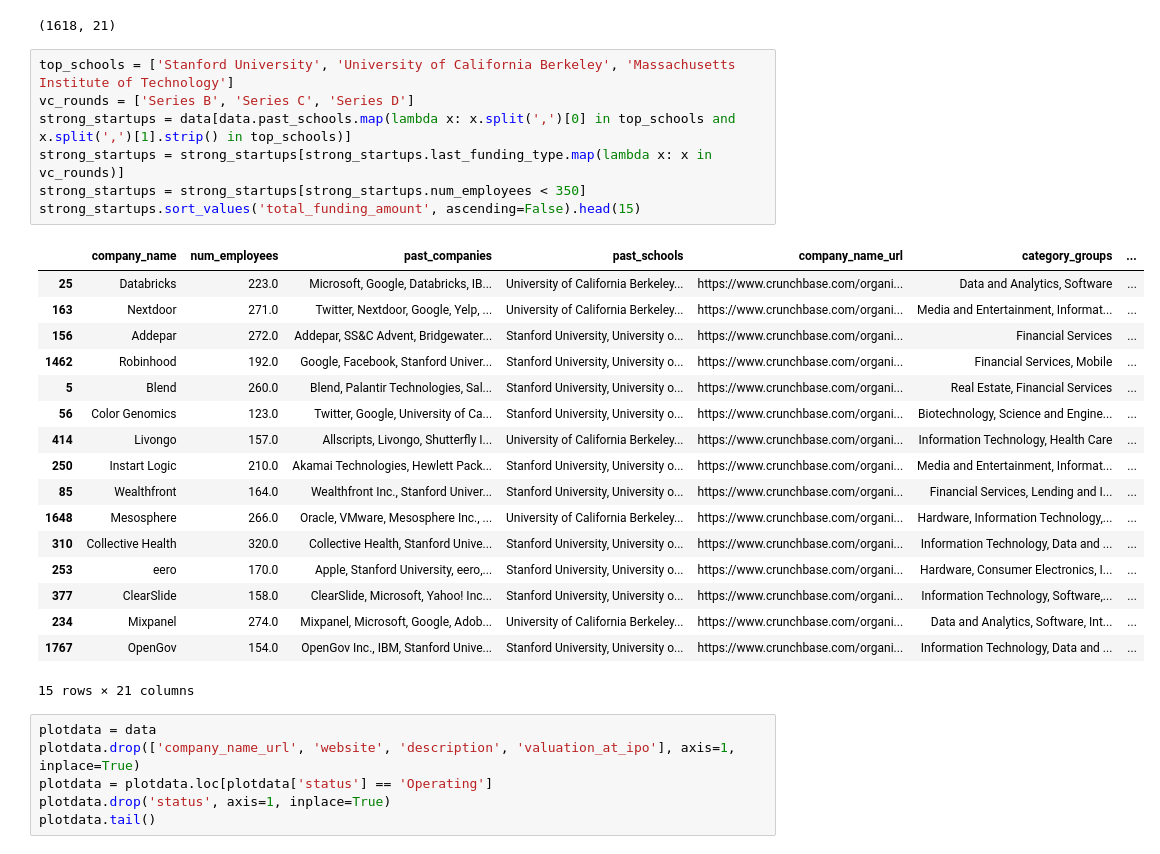
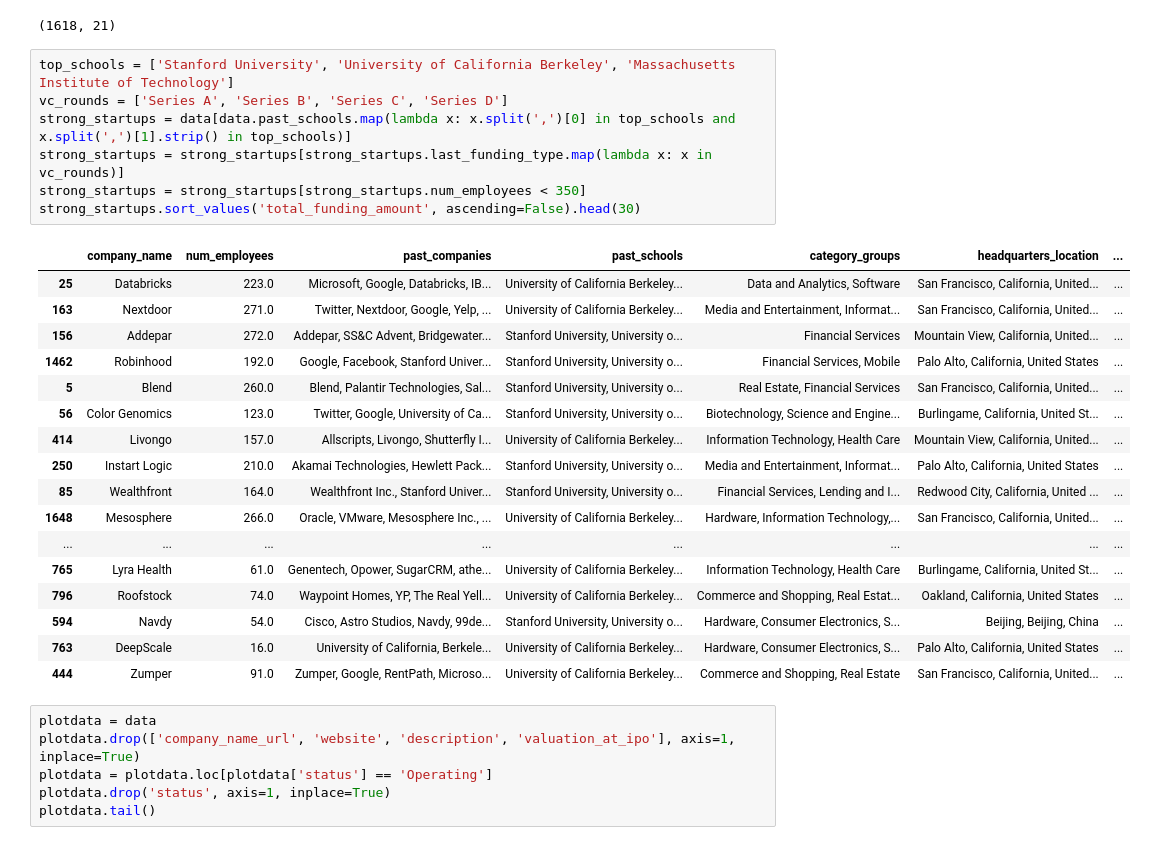
Before and after one commit to sachinkesiraju/breakinlist, a Jupyter notebook: company_analysis.ipynb, the cells around one changed output. Cells and saved outputs as stored; diff of their text form.

```diff
--- a/company_analysis.ipynb
+++ b/company_analysis.ipynb
@@ -643,29 +643,29 @@ data.shape
 (1618, 21)
 # %%
 top_schools = ['Stanford University', 'University of California Berkeley', 'Massachusetts Institute of Technology']
-vc_rounds = ['Series B', 'Series C', 'Series D']
+vc_rounds = ['Series A', 'Series B', 'Series C', 'Series D']
 strong_startups = data[data.past_schools.map(lambda x: x.split(',')[0] in top_schools and x.split(',')[1].strip() in top_schools)]
 strong_startups = strong_startups[strong_startups.last_funding_type.map(lambda x: x in vc_rounds)]
 strong_startups = strong_startups[strong_startups.num_employees < 350]
-strong_startups.sort_values('total_funding_amount', ascending=False).head(15)
+strong_startups.sort_values('total_funding_amount', ascending=False).head(30)
 # %% [output]
-|  | company_name | num_employees | past_companies | past_schools | company_name_url | category_groups | ... |
-| 25 | Databricks | 223.0 | Microsoft, Google, Databricks, IB... | University of California Berkeley... | https://www.crunchbase.com/organi... | Data and Analytics, Software | ... |
-| 163 | Nextdoor | 271.0 | Twitter, Nextdoor, Google, Yelp, ... | University of California Berkeley... | https://www.crunchbase.com/organi... | Media and Entertainment, Informat... | ... |
-| 156 | Addepar | 272.0 | Addepar, SS&C Advent, Bridgewater... | Stanford University, University o... | https://www.crunchbase.com/organi... | Financial Services | ... |
-| 1462 | Robinhood | 192.0 | Google, Facebook, Stanford Univer... | Stanford University, University o... | https://www.crunchbase.com/organi... | Financial Services, Mobile | ... |
-| 5 | Blend | 260.0 | Blend, Palantir Technologies, Sal... | Stanford University, University o... | https://www.crunchbase.com/organi... | Real Estate, Financial Services | ... |
-| 56 | Color Genomics | 123.0 | Twitter, Google, University of Ca... | Stanford University, University o... | https://www.crunchbase.com/organi... | Biotechnology, Science and Engine... | ... |
-| 414 | Livongo | 157.0 | Allscripts, Livongo, Shutterfly I... | University of California Berkeley... | https://www.crunchbase.com/organi... | Information Technology, Health Care | ... |
-| 250 | Instart Logic | 210.0 | Akamai Technologies, Hewlett Pack... | Stanford University, University o... | https://www.crunchbase.com/organi... | Media and Entertainment, Informat... | ... |
-| 85 | Wealthfront | 164.0 | Wealthfront Inc., Stanford Univer... | Stanford University, University o... | https://www.crunchbase.com/organi... | Financial Services, Lending and I... | ... |
-| 1648 | Mesosphere | 266.0 | Oracle, VMware, Mesosphere Inc., ... | University of California Berkeley... | https://www.crunchbase.com/organi... | Hardware, Information Technology,... | ... |
-| 310 | Collective Health | 320.0 | Collective Health, Stanford Unive... | Stanford University, University o... | https://www.crunchbase.com/organi... | Information Technology, Data and ... | ... |
-| 253 | eero | 170.0 | Apple, Stanford University, eero,... | Stanford University, University o... | https://www.crunchbase.com/organi... | Hardware, Consumer Electronics, I... | ... |
-| 377 | ClearSlide | 158.0 | ClearSlide, Microsoft, Yahoo! Inc... | Stanford University, University o... | https://www.crunchbase.com/organi... | Information Technology, Software,... | ... |
-| 234 | Mixpanel | 274.0 | Mixpanel, Microsoft, Google, Adob... | University of California Berkeley... | https://www.crunchbase.com/organi... | Data and Analytics, Software, Int... | ... |
-| 1767 | OpenGov | 154.0 | OpenGov Inc., IBM, Stanford Unive... | Stanford University, University o... | https://www.crunchbase.com/organi... | Information Technology, Data and ... | ... |
+|  | company_name | num_employees | past_companies | past_schools | category_groups | headquarters_location | ... |
+| 25 | Databricks | 223.0 | Microsoft, Google, Databricks, IB... | University of California Berkeley... | Data and Analytics, Software | San Francisco, California, United... | ... |
+| 163 | Nextdoor | 271.0 | Twitter, Nextdoor, Google, Yelp, ... | University of California Berkeley... | Media and Entertainment, Informat... | San Francisco, California, United... | ... |
+| 156 | Addepar | 272.0 | Addepar, SS&C Advent, Bridgewater... | Stanford University, University o... | Financial Services | Mountain View, California, United... | ... |
+| 1462 | Robinhood | 192.0 | Google, Facebook, Stanford Univer... | Stanford University, University o... | Financial Services, Mobile | Palo Alto, California, United States | ... |
+| 5 | Blend | 260.0 | Blend, Palantir Technologies, Sal... | Stanford University, University o... | Real Estate, Financial Services | San Francisco, California, United... | ... |
+| 56 | Color Genomics | 123.0 | Twitter, Google, University of Ca... | Stanford University, University o... | Biotechnology, Science and Engine... | Burlingame, California, United St... | ... |
+| 414 | Livongo | 157.0 | Allscripts, Livongo, Shutterfly I... | University of California Berkeley... | Information Technology, Health Care | Mountain View, California, United... | ... |
+| 250 | Instart Logic | 210.0 | Akamai Technologies, Hewlett Pack... | Stanford University, University o... | Media and Entertainment, Informat... | Palo Alto, California, United States | ... |
+| 85 | Wealthfront | 164.0 | Wealthfront Inc., Stanford Univer... | Stanford University, University o... | Financial Services, Lending and I... | Redwood City, California, United ... | ... |
+| 1648 | Mesosphere | 266.0 | Oracle, VMware, Mesosphere Inc., ... | University of California Berkeley... | Hardware, Information Technology,... | San Francisco, California, United... | ... |
+| ... | ... | ... | ... | ... | ... | ... | ... |
+| 765 | Lyra Health | 61.0 | Genentech, Opower, SugarCRM, athe... | University of California Berkeley... | Information Technology, Health Care | Burlingame, California, United St... | ... |
+| 796 | Roofstock | 74.0 | Waypoint Homes, YP, The Real Yell... | University of California Berkeley... | Commerce and Shopping, Real Estat... | Oakland, California, United States | ... |
+| 594 | Navdy | 54.0 | Cisco, Astro Studios, Navdy, 99de... | Stanford University, University o... | Hardware, Consumer Electronics, S... | Beijing, Beijing, China | ... |
+| 763 | DeepScale | 16.0 | University of California, Berkele... | University of California Berkeley... | Hardware, Consumer Electronics, S... | Palo Alto, California, United States | ... |
+| 444 | Zumper | 91.0 | Zumper, Google, RentPath, Microso... | University of California Berkeley... | Commerce and Shopping, Real Estate | San Francisco, California, United... | ... |
-15 rows × 21 columns
 # %%
 plotdata = data
 plotdata.drop(['company_name_url', 'website', 'description', 'valuation_at_ipo'], axis=1, inplace=True)
```
Also changed, not shown: parts of 10 cells of this notebook, 2 other files.
